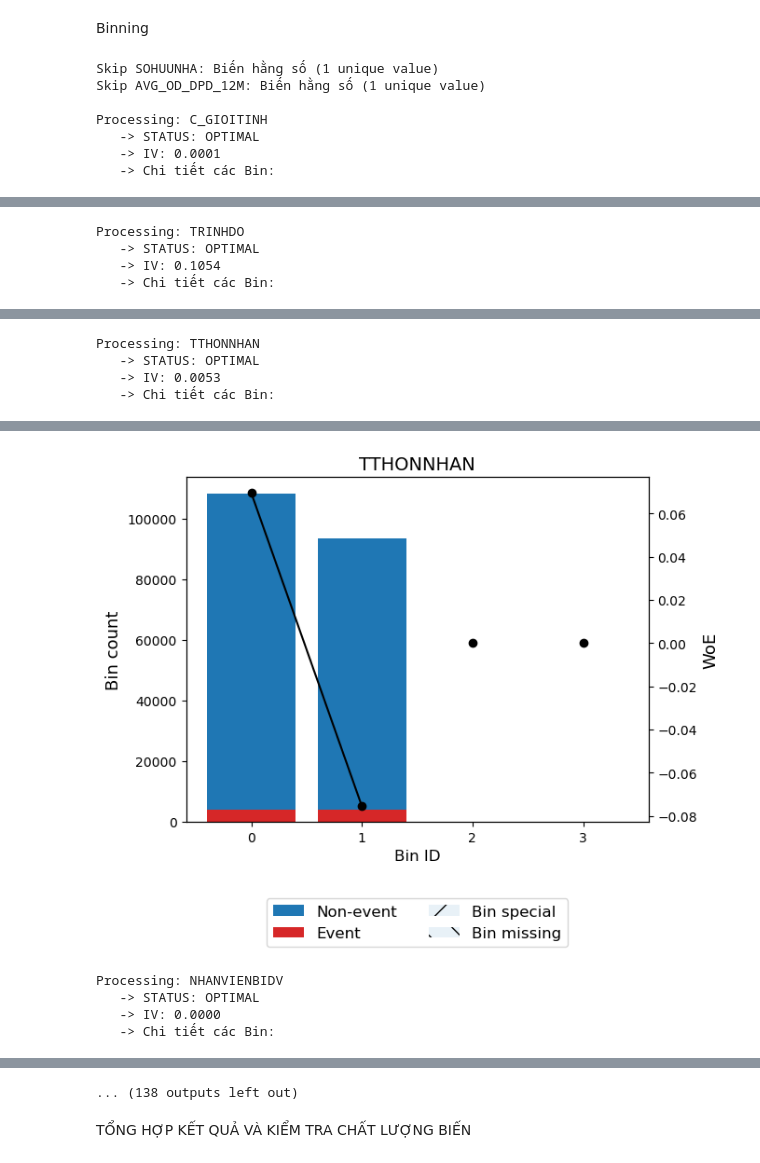
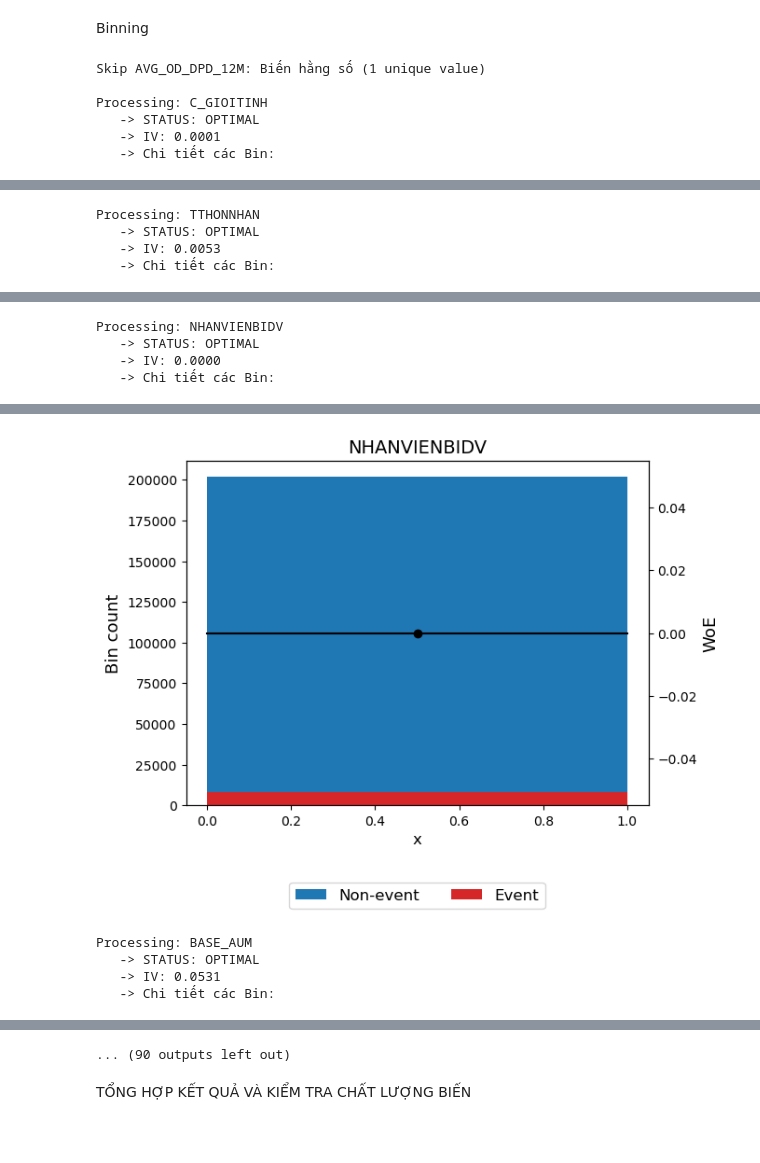
Before and after one commit to ToanNguyn/Khoa-luan, a Jupyter notebook: Log reg/seg2_model.ipynb, the cells around one changed output, grey strips where cells are left out. Drawn from its saved outputs; the diff is of its cells as text; code cells hidden in the pictures; blank space fills up the shorter version.

```diff
--- a/Log reg/seg2_model.ipynb
+++ b/Log reg/seg2_model.ipynb
@@ -43,16 +39,13 @@ Index(['C_GIOITINH', 'TRINHDO', 'TTHONNHAN', 'SOHUUNHA', 'NHANVIENBIDV',
 Binning
 # %%
 forced_cat_cols = [
-    "C_GIOITINH", "TTHONNHAN", "PURCOD_MAX", "PURCOD_MIN",
-    "OCCUPATION_TYPE", "TRINHDO", "MAX_NHOMNOCIC"
+    "C_GIOITINH", "TTHONNHAN", "PURCOD_MAX",
+    "OCCUPATION_TYPE", "MAX_NHOMNOCIC"
 ]
 
 exclude_cols = [
-    "SEGMENT", "SAMPLE_TYPE", "SOCIF", "year",
-    "bad_current", "CASE_ID", target_col,
-    "SNAPSHOT_DATE", "CURE_DATE", 'COLLATERAL_VALUE', 'N_AVG_DEPOSIT_12M'
+    "SEGMENT", "SAMPLE_TYPE", target_col
 ]
-
 
 candidates = [c for c in train.columns if c not in exclude_cols]
 
@@ -148,7 +141,6 @@ for feature in candidates:
     except Exception as e:
         print(f"   -> ERROR: {e}")
 # %% [output]
-Skip SOHUUNHA: Biến hằng số (1 unique value)
 Skip AVG_OD_DPD_12M: Biến hằng số (1 unique value)
 
 Processing: C_GIOITINH
@@ -164,6 +156,6 @@ Processing: C_GIOITINH
 [figure]
-Processing: TRINHDO
+Processing: TTHONNHAN
    -> STATUS: OPTIMAL
-   -> IV: 0.1054
+   -> IV: 0.0053
    -> Chi tiết các Bin:
 |  | Bin | Count | Count (%) | Non-event | Event | Event rate | WoE | IV | JS |
@@ -177,5 +168,5 @@ Processing: TRINHDO
-Processing: TTHONNHAN
+Processing: NHANVIENBIDV
    -> STATUS: OPTIMAL
-   -> IV: 0.0053
+   -> IV: 0.0000
    -> Chi tiết các Bin:
 |  | Bin | Count | Count (%) | Non-event | Event | Event rate | WoE | IV | JS |
@@ -187,6 +177,6 @@ Processing: TTHONNHAN
-[figure, old version]
+[figure, new version]
-Processing: NHANVIENBIDV
+Processing: BASE_AUM
    -> STATUS: OPTIMAL
-   -> IV: 0.0000
+   -> IV: 0.0531
    -> Chi tiết các Bin:
 |  | Bin | Count | Count (%) | Non-event | Event | Event rate | WoE | IV | JS |
@@ -198,4 +192,4 @@ Processing: NHANVIENBIDV
-... (138 outputs left out)
+... (90 outputs left out)
 # %% [markdown]
 TỔNG HỢP KẾT QUẢ VÀ KIỂM TRA CHẤT LƯỢNG BIẾN
 # %%
```
Also changed, not shown: parts of 13 cells of this notebook, 40 other files.
